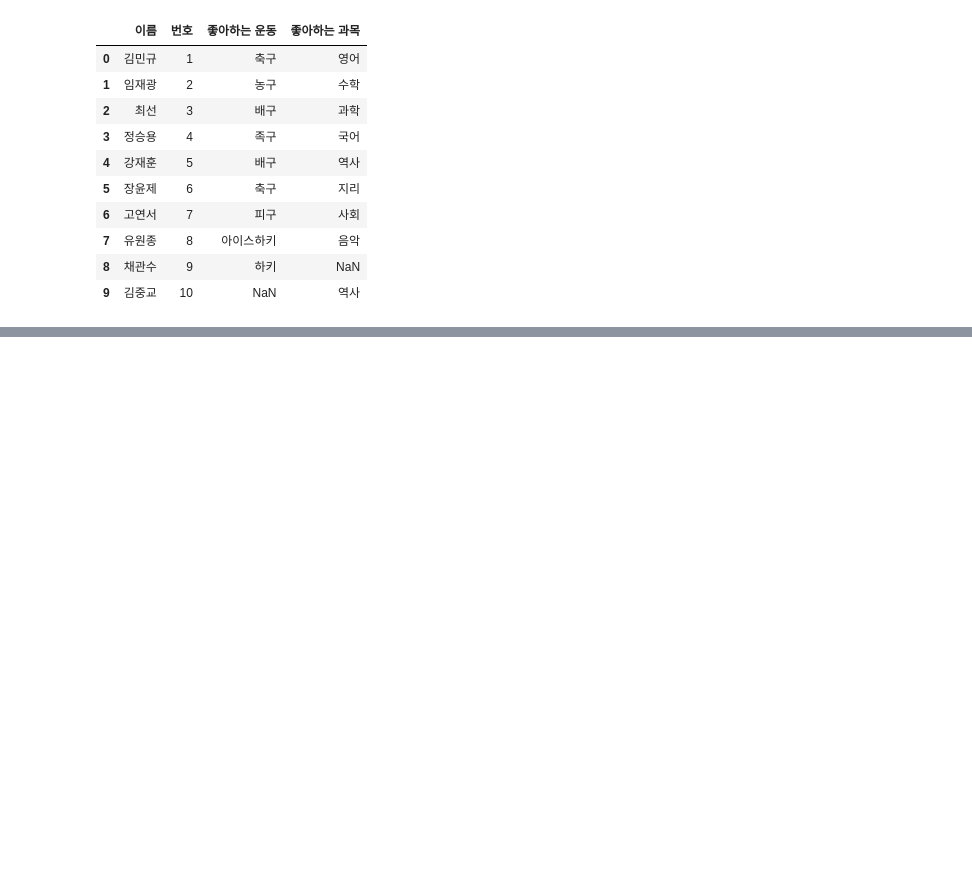
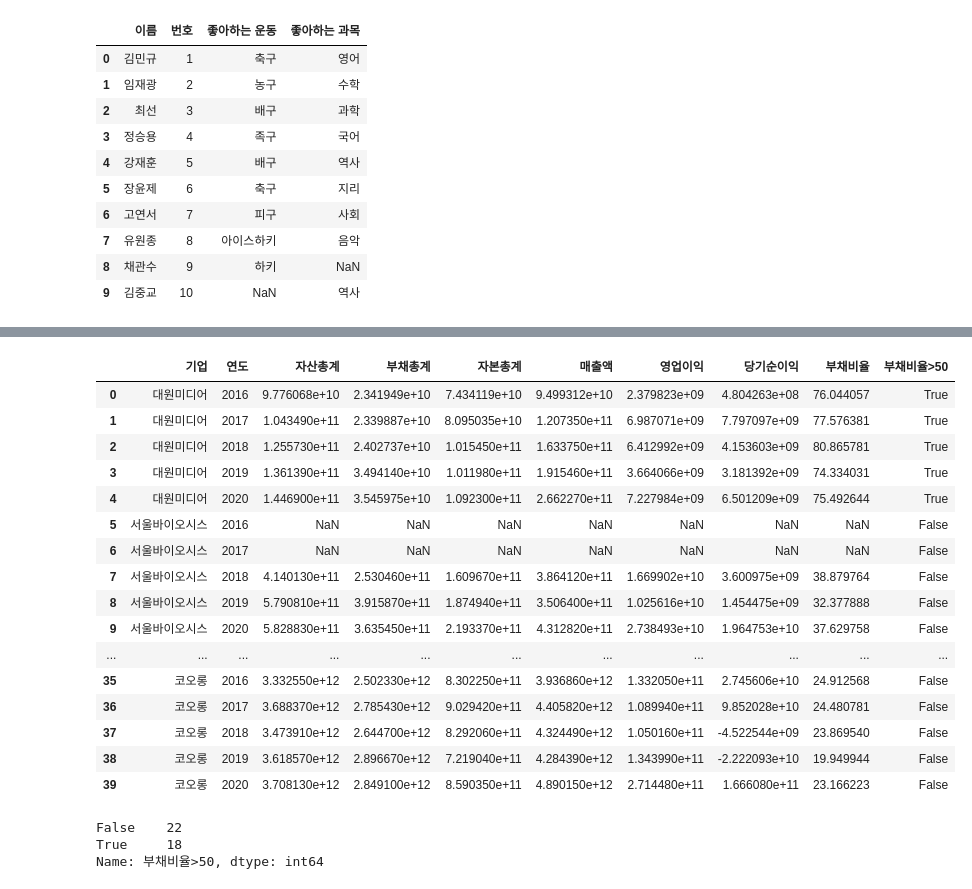
Before and after one commit to freamwork97/TIS, a Jupyter notebook: 판다스연습2.ipynb, the cells around one changed output, grey strips where cells are left out. Drawn from its saved outputs; the diff is of its cells as text; code cells hidden in the pictures; blank space fills up the shorter version.

```diff
--- a/판다스연습2.ipynb
+++ b/판다스연습2.ipynb
@@ -638,0 +736,26 @@ display(pd.merge(df1,df2, on=['이름','번호'],how='outer'))
+# %%
+df
+# %% [output]
+|  | 기업 | 연도 | 자산총계 | 부채총계 | 자본총계 | 매출액 | 영업이익 | 당기순이익 | 부채비율 | 부채비율>50 |
+| 0 | 대원미디어 | 2016 | 9.776068e+10 | 2.341949e+10 | 7.434119e+10 | 9.499312e+10 | 2.379823e+09 | 4.804263e+08 | 76.044057 | True |
+| 1 | 대원미디어 | 2017 | 1.043490e+11 | 2.339887e+10 | 8.095035e+10 | 1.207350e+11 | 6.987071e+09 | 7.797097e+09 | 77.576381 | True |
+| 2 | 대원미디어 | 2018 | 1.255730e+11 | 2.402737e+10 | 1.015450e+11 | 1.633750e+11 | 6.412992e+09 | 4.153603e+09 | 80.865781 | True |
+| 3 | 대원미디어 | 2019 | 1.361390e+11 | 3.494140e+10 | 1.011980e+11 | 1.915460e+11 | 3.664066e+09 | 3.181392e+09 | 74.334031 | True |
+| 4 | 대원미디어 | 2020 | 1.446900e+11 | 3.545975e+10 | 1.092300e+11 | 2.662270e+11 | 7.227984e+09 | 6.501209e+09 | 75.492644 | True |
+| 5 | 서울바이오시스 | 2016 | NaN | NaN | NaN | NaN | NaN | NaN | NaN | False |
+| 6 | 서울바이오시스 | 2017 | NaN | NaN | NaN | NaN | NaN | NaN | NaN | False |
+| 7 | 서울바이오시스 | 2018 | 4.140130e+11 | 2.530460e+11 | 1.609670e+11 | 3.864120e+11 | 1.669902e+10 | 3.600975e+09 | 38.879764 | False |
+| 8 | 서울바이오시스 | 2019 | 5.790810e+11 | 3.915870e+11 | 1.874940e+11 | 3.506400e+11 | 1.025616e+10 | 1.454475e+09 | 32.377888 | False |
+| 9 | 서울바이오시스 | 2020 | 5.828830e+11 | 3.635450e+11 | 2.193370e+11 | 4.312820e+11 | 2.738493e+10 | 1.964753e+10 | 37.629758 | False |
+| ... | ... | ... | ... | ... | ... | ... | ... | ... | ... | ... |
+| 35 | 코오롱 | 2016 | 3.332550e+12 | 2.502330e+12 | 8.302250e+11 | 3.936860e+12 | 1.332050e+11 | 2.745606e+10 | 24.912568 | False |
+| 36 | 코오롱 | 2017 | 3.688370e+12 | 2.785430e+12 | 9.029420e+11 | 4.405820e+12 | 1.089940e+11 | 9.852028e+10 | 24.480781 | False |
+| 37 | 코오롱 | 2018 | 3.473910e+12 | 2.644700e+12 | 8.292060e+11 | 4.324490e+12 | 1.050160e+11 | -4.522544e+09 | 23.869540 | False |
+| 38 | 코오롱 | 2019 | 3.618570e+12 | 2.896670e+12 | 7.219040e+11 | 4.284390e+12 | 1.343990e+11 | -2.222093e+10 | 19.949944 | False |
+| 39 | 코오롱 | 2020 | 3.708130e+12 | 2.849100e+12 | 8.590350e+11 | 4.890150e+12 | 2.714480e+11 | 1.666080e+11 | 23.166223 | False |
+# %%
+display(df['부채비율>50'].value_counts())
+# %% [output]
+False    22
+True     18
+Name: 부채비율>50, dtype: int64
```
Also changed, not shown: parts of 47 cells of this notebook.
